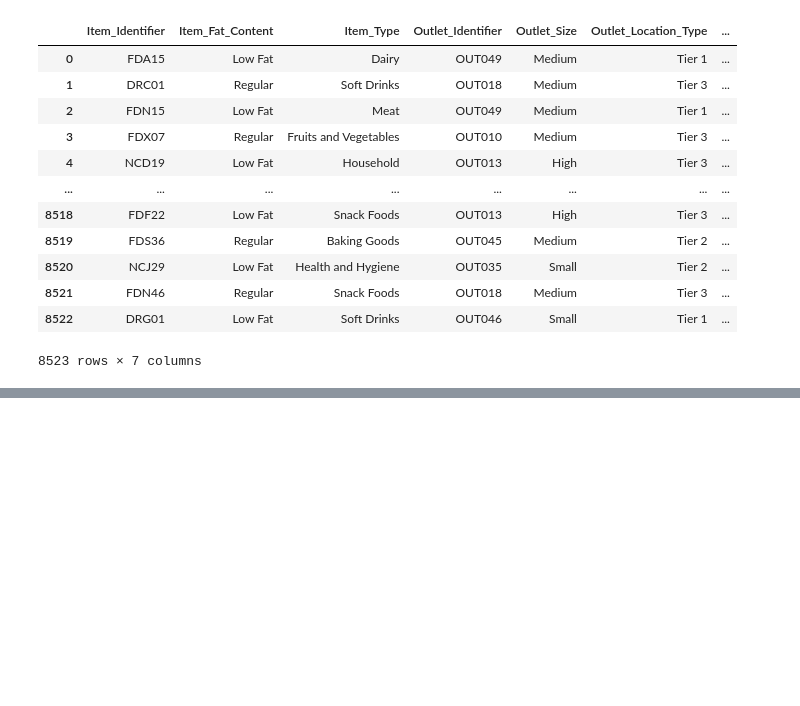
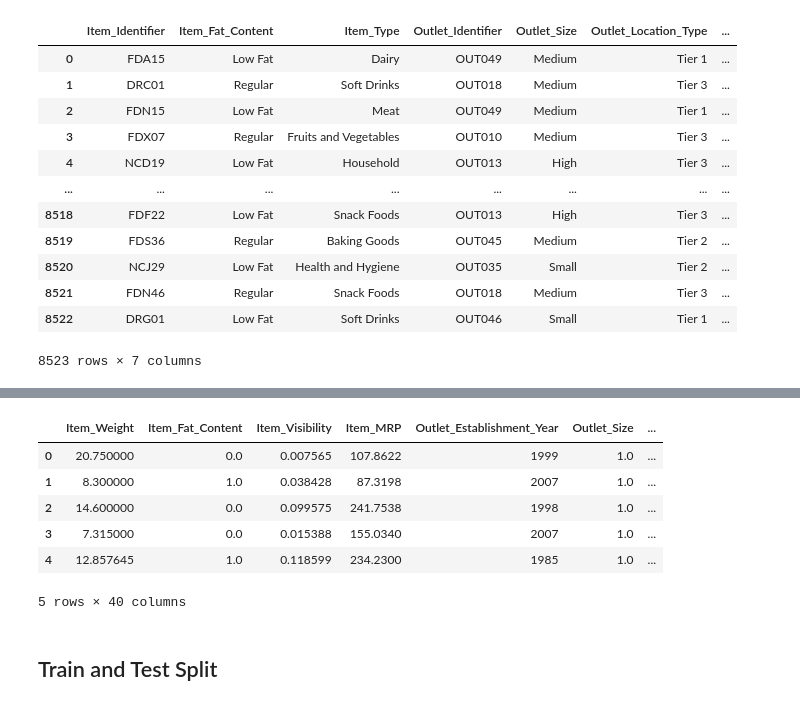
Before and after one commit to digitaico/ml, a Jupyter notebook: retail-sales-predict/prediction.ipynb, the cells around one changed output, grey strips where cells are left out. Saved outputs shown, nothing was run; the diff lists cells and outputs as text; code cells hidden in the pictures; blank space fills up the shorter version.

```diff
--- a/retail-sales-predict/prediction.ipynb
+++ b/retail-sales-predict/prediction.ipynb
@@ -372,0 +424,12 @@ train[cat_columns]
+# %%
+test.head()
+# %% [output]
+|  | Item_Weight | Item_Fat_Content | Item_Visibility | Item_MRP | Outlet_Establishment_Year | Outlet_Size | ... |
+| 0 | 20.750000 | 0.0 | 0.007565 | 107.8622 | 1999 | 1.0 | ... |
+| 1 | 8.300000 | 1.0 | 0.038428 | 87.3198 | 2007 | 1.0 | ... |
+| 2 | 14.600000 | 0.0 | 0.099575 | 241.7538 | 1998 | 1.0 | ... |
+| 3 | 7.315000 | 0.0 | 0.015388 | 155.0340 | 2007 | 1.0 | ... |
+| 4 | 12.857645 | 1.0 | 0.118599 | 234.2300 | 1985 | 1.0 | ... |
+5 rows × 40 columns
+# %% [markdown]
+## Train and Test Split
```
Also changed, not shown: parts of 9 cells of this notebook.
